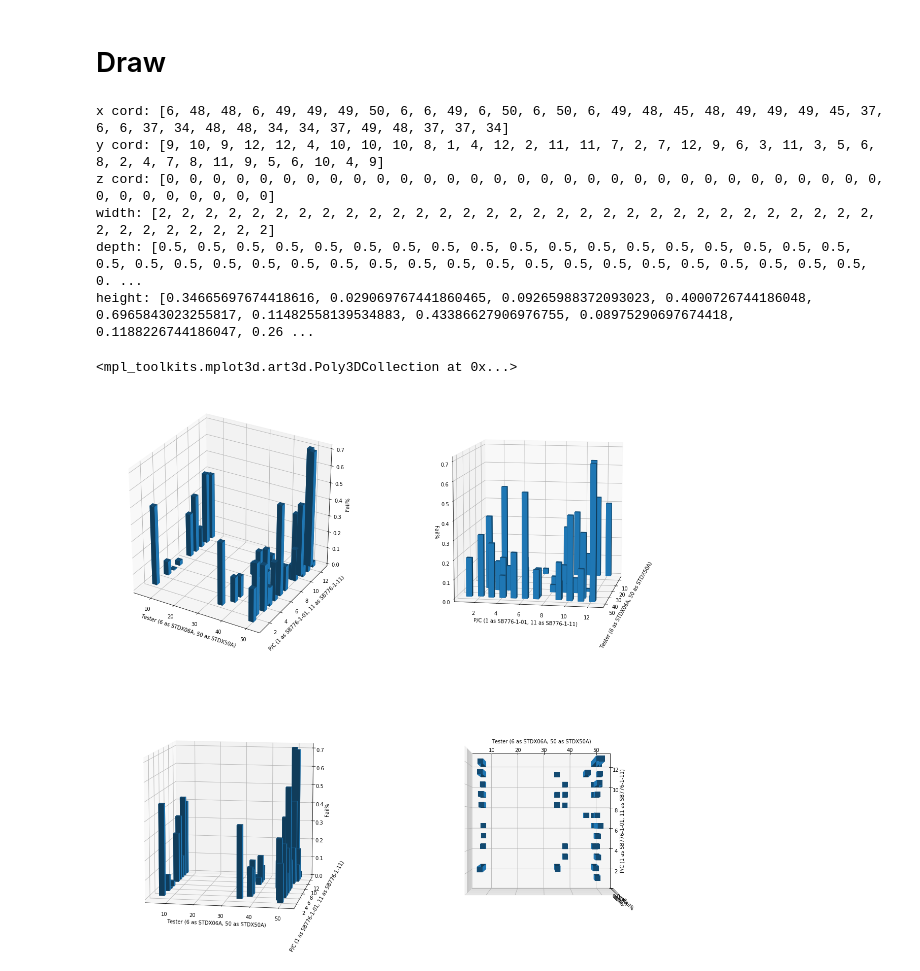
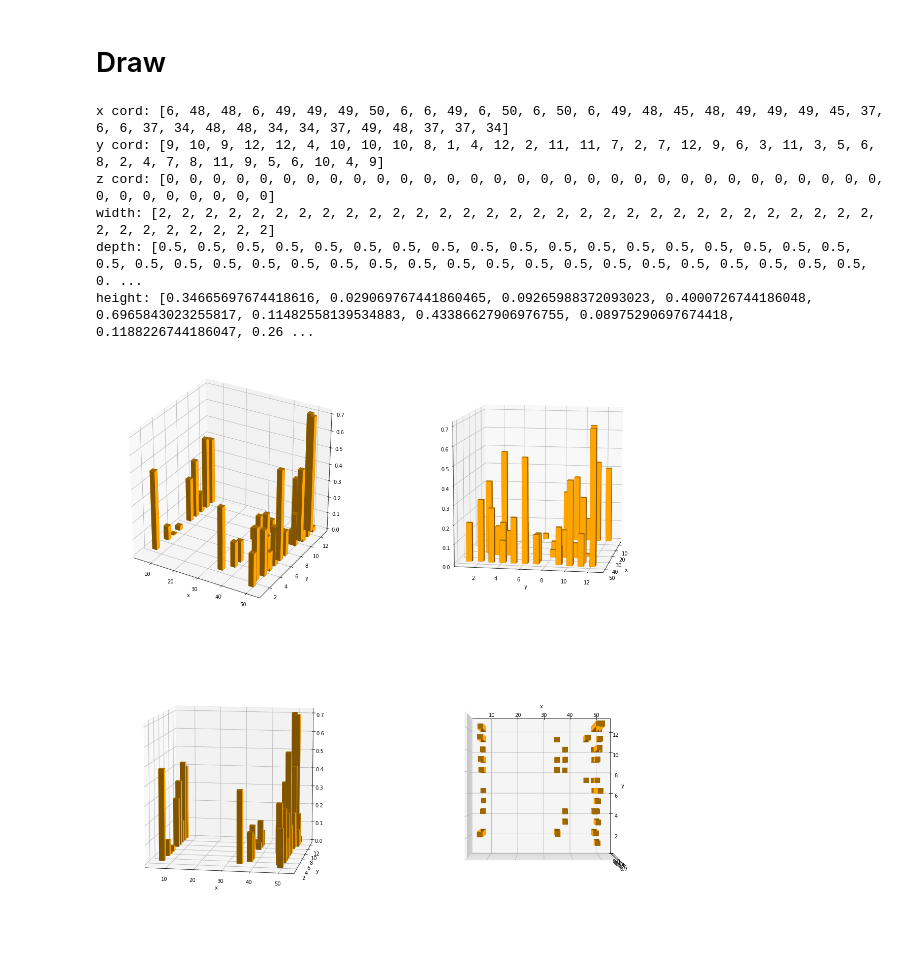
Before and after one commit to wsfjonah/data_science, a Jupyter notebook: ui/jupyter/reporting/semicon/wafer/wafer_test_3d_bar.ipynb, the cells around one changed output. Cells and saved outputs as stored; diff of their text form; code cells hidden in the pictures.

```diff
--- a/ui/jupyter/reporting/semicon/wafer/wafer_test_3d_bar.ipynb
+++ b/ui/jupyter/reporting/semicon/wafer/wafer_test_3d_bar.ipynb
@@ -17,8 +17,12 @@ detcol_nm = 'Tester'
 detcol2_nm = 'P/C'
 
 xlabel = 'Tester (6 as STDX06A, 50 as STDX50A)'
+xlabel = 'x'
 ylabel = 'P/C (1 as SB776-1-01, 11 as SB776-1-11)'
+ylabel = 'y'
 zlabel = 'Fail%'
+zlabel = ''
+
 
 def add_bin_avg(table, attr, bin_avg):
     bin_curr_avg = 0
@@ -88,36 +92,37 @@ print("height: "+str(dz))
 fig=plt.figure(figsize=(20,20))
 ax = fig.add_subplot(221, projection='3d')
 ax.set_xlabel(xlabel)
 ax.set_ylabel(ylabel)
 ax.set_zlabel(zlabel)
-ax.bar3d(X, Y, Z, dx, dy, dz)
+ax.bar3d(X, Y, Z, dx, dy, dz, color = 'orange')
 
 ax = fig.add_subplot(222, projection='3d')
 ax.view_init(elev=10,azim=10)
 ax.set_xlabel(xlabel)
 ax.set_ylabel(ylabel)
 ax.set_zlabel(zlabel)
-ax.bar3d(X, Y, Z, dx, dy, dz)
+ax.bar3d(X, Y, Z, dx, dy, dz, color = 'orange')
 
 ax = fig.add_subplot(223, projection='3d')
 ax.view_init(elev=10,azim=-80)
 ax.set_xlabel(xlabel)
 ax.set_ylabel(ylabel)
 ax.set_zlabel(zlabel)
-ax.bar3d(X, Y, Z, dx, dy, dz)
+ax.bar3d(X, Y, Z, dx, dy, dz, color = 'orange')
 
 ax = fig.add_subplot(224, projection='3d')
 ax.view_init(elev=90,azim=-90)
 ax.set_xlabel(xlabel)
 ax.set_ylabel(ylabel)
 ax.set_zlabel(zlabel)
-ax.bar3d(X, Y, Z, dx, dy, dz)
+ax.bar3d(X, Y, Z, dx, dy, dz, color = 'orange')
+
+fig.savefig('plot.png')
 # %% [output]
 x cord: [6, 48, 48, 6, 49, 49, 49, 50, 6, 6, 49, 6, 50, 6, 50, 6, 49, 48, 45, 48, 49, 49, 49, 45, 37, 6, 6, 37, 34, 48, 48, 34, 34, 37, 49, 48, 37, 37, 34]
 y cord: [9, 10, 9, 12, 12, 4, 10, 10, 10, 8, 1, 4, 12, 2, 11, 11, 7, 2, 7, 12, 9, 6, 3, 11, 3, 5, 6, 8, 2, 4, 7, 8, 11, 9, 5, 6, 10, 4, 9]
 z cord: [0, 0, 0, 0, 0, 0, 0, 0, 0, 0, 0, 0, 0, 0, 0, 0, 0, 0, 0, 0, 0, 0, 0, 0, 0, 0, 0, 0, 0, 0, 0, 0, 0, 0, 0, 0, 0, 0, 0]
 width: [2, 2, 2, 2, 2, 2, 2, 2, 2, 2, 2, 2, 2, 2, 2, 2, 2, 2, 2, 2, 2, 2, 2, 2, 2, 2, 2, 2, 2, 2, 2, 2, 2, 2, 2, 2, 2, 2, 2]
 depth: [0.5, 0.5, 0.5, 0.5, 0.5, 0.5, 0.5, 0.5, 0.5, 0.5, 0.5, 0.5, 0.5, 0.5, 0.5, 0.5, 0.5, 0.5, 0.5, 0.5, 0.5, 0.5, 0.5, 0.5, 0.5, 0.5, 0.5, 0.5, 0.5, 0.5, 0.5, 0.5, 0.5, 0.5, 0.5, 0.5, 0.5, 0.5, 0. ...
 height: [0.34665697674418616, 0.029069767441860465, 0.09265988372093023, 0.4000726744186048, 0.6965843023255817, 0.11482558139534883, 0.43386627906976755, 0.08975290697674418, 0.1188226744186047, 0.26 ...
-<mpl_toolkits.mplot3d.art3d.Poly3DCollection at 0x...>
-[figure, old version]
+[figure, new version]
```
Also changed, not shown: 4 other files.
